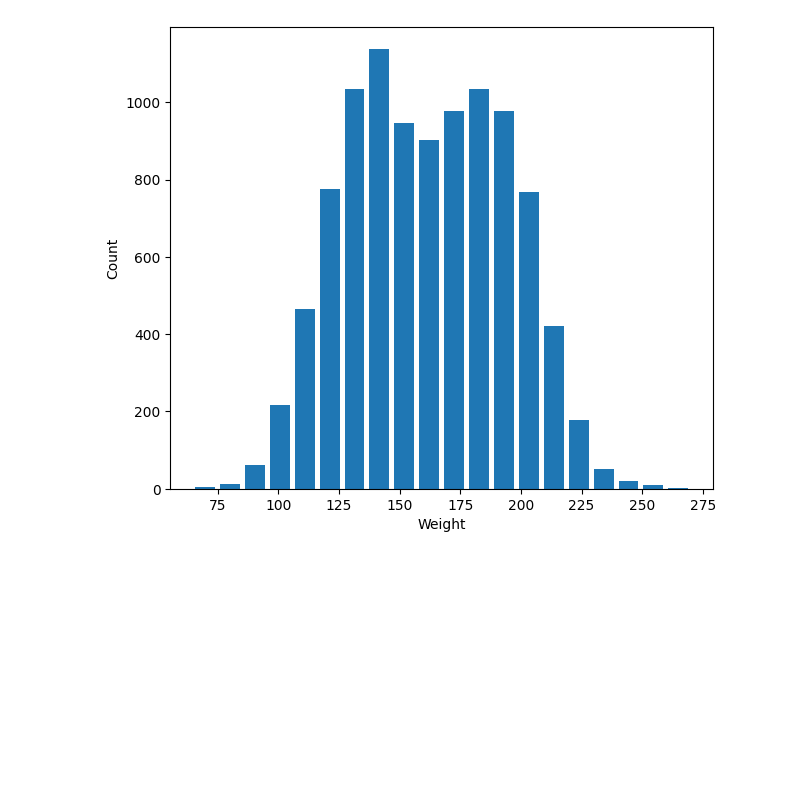
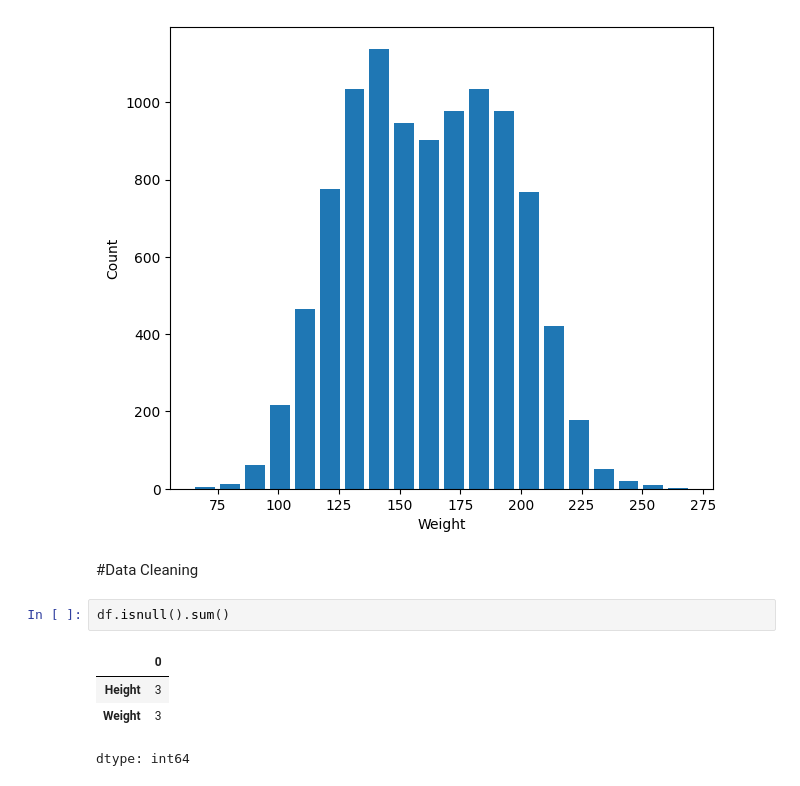
Before and after one commit to MDAnsaar25/Height-and-Weight-Prediction-of-Students, a Jupyter notebook: Height_and_Weight_Prediction.ipynb, the cells around one changed output. Cells and saved outputs as stored; diff of their text form; blank space fills up the shorter version.

```diff
--- a/Height_and_Weight_Prediction.ipynb
+++ b/Height_and_Weight_Prediction.ipynb
@@ -87,3 +87,12 @@ plt.ylabel('Count')
 # %% [output]
 Text(0, 0.5, 'Count')
 [figure]
+# %% [markdown]
+#Data Cleaning
+# %%
+df.isnull().sum()
+# %% [output]
+|  | 0 |
+| Height | 3 |
+| Weight | 3 |
+dtype: int64
```
Also changed, not shown: parts of 7 cells of this notebook.
